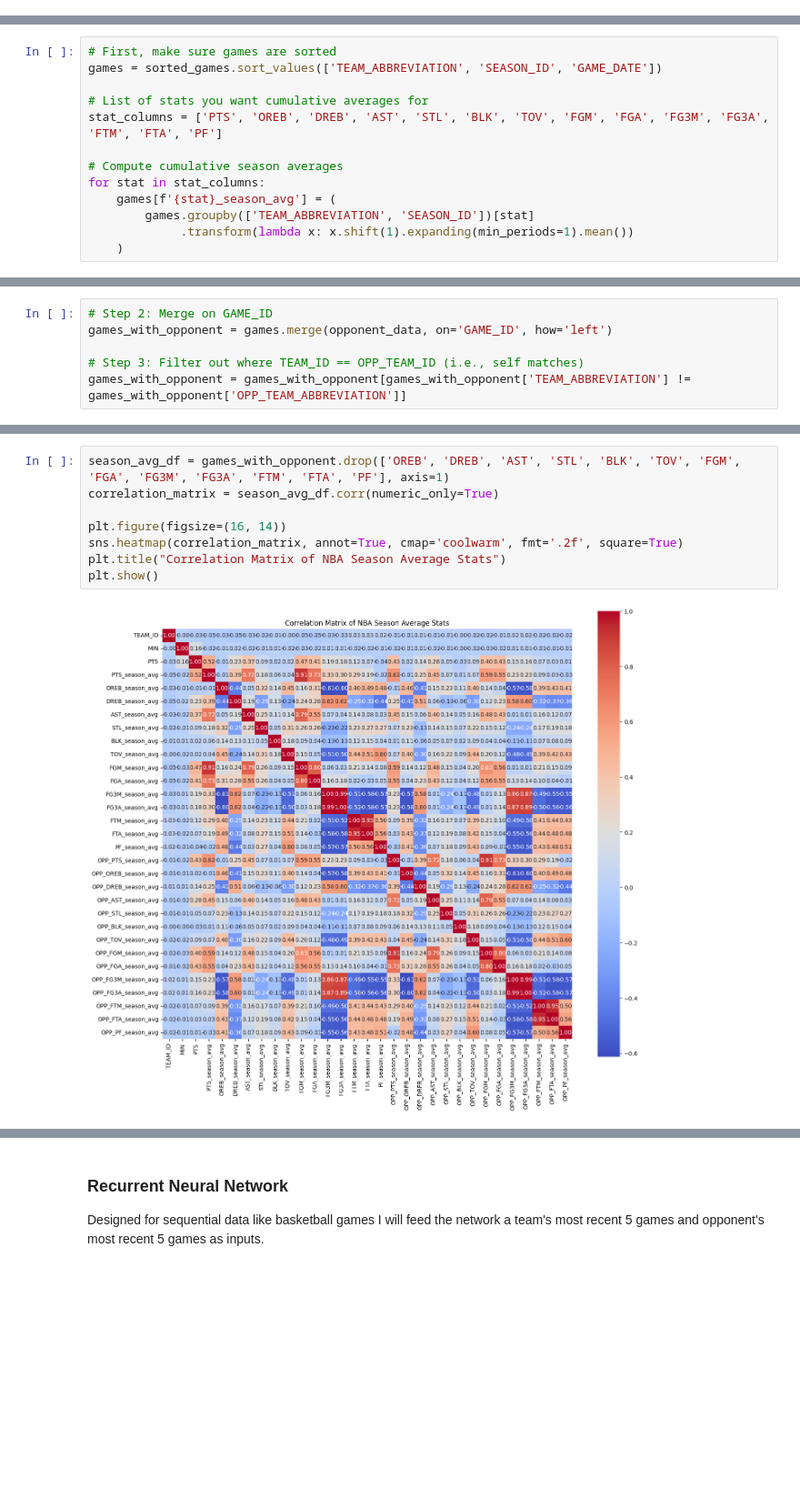
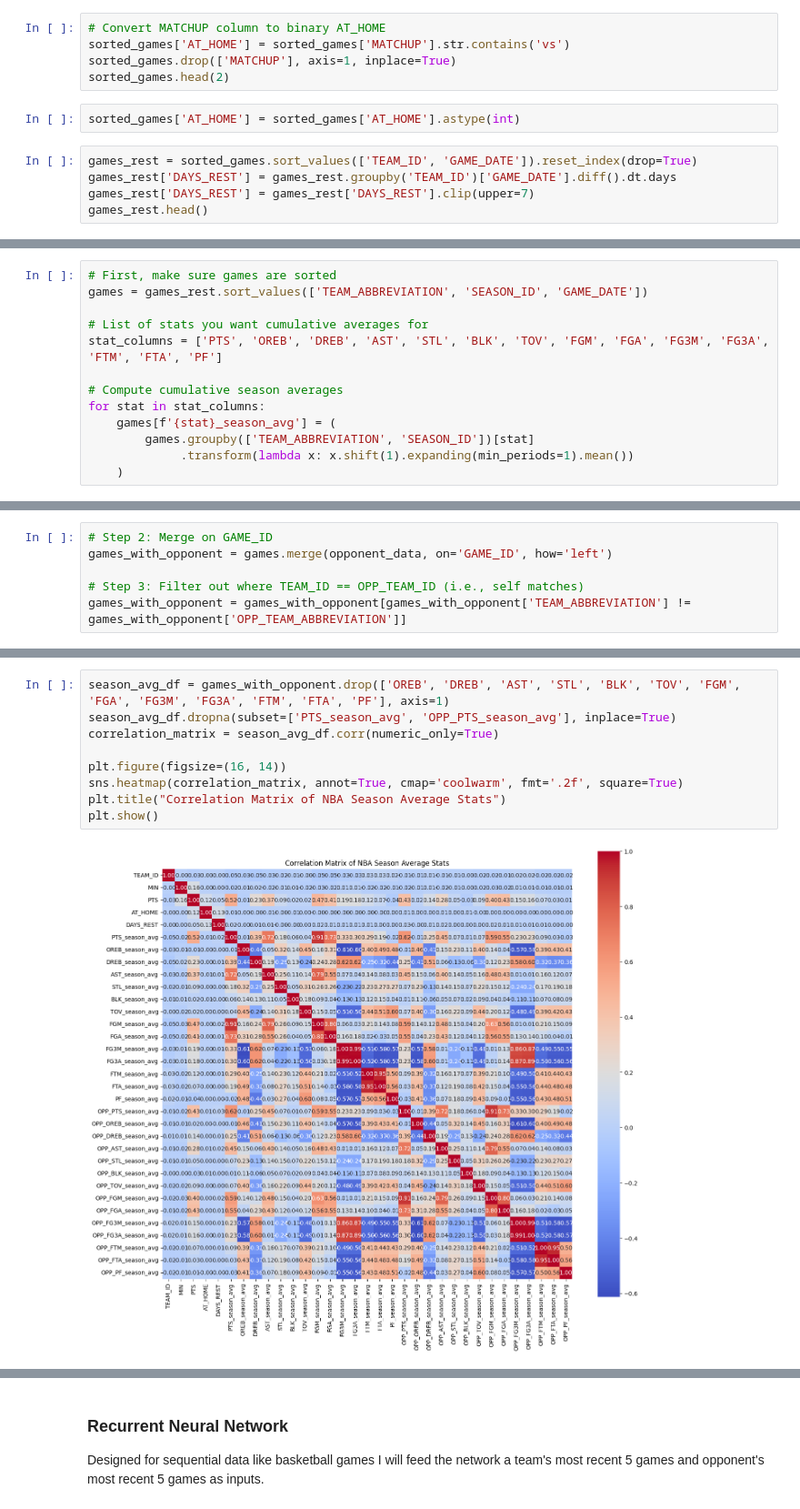
Before and after one commit to wtbtucker/NBA-Machine-Learning-Sports-Betting, a Jupyter notebook: data_mining_pipeline.ipynb, the cells around one changed output, grey strips where cells are left out. Shown at 91% size. Saved outputs shown, nothing was run; the diff lists cells and outputs as text; blank space fills up the shorter version.

Commit message:
Add AT_HOME and DAYS_REST features. Changed FFNN loss function to MSE to hopefully stretch out the predictions a bit. Improved MAE from 9.66 to 9.63

```diff
--- a/data_mining_pipeline.ipynb
+++ b/data_mining_pipeline.ipynb
@@ -341,3 +337,15 @@ sorted_games.head(2)
 |  | SEASON_ID | TEAM_ID | TEAM_ABBREVIATION | TEAM_NAME | GAME_ID | GAME_DATE | MATCHUP | WL | MIN | ... |
 | 1876 | 1983 | 1610612754 | IND | Indiana Pacers | 0028300001 | 1983-10-28 | IND @ MIL | L | 240 | ... |
 | 1882 | 1983 | 1610612749 | MIL | Milwaukee Bucks | 0028300001 | 1983-10-28 | MIL vs. IND | W | 240 | ... |
+# %%
+# Convert MATCHUP column to binary AT_HOME
+sorted_games['AT_HOME'] = sorted_games['MATCHUP'].str.contains('vs')
+sorted_games.drop(['MATCHUP'], axis=1, inplace=True)
+sorted_games.head(2)
+# %%
+sorted_games['AT_HOME'] = sorted_games['AT_HOME'].astype(int)
+# %%
+games_rest = sorted_games.sort_values(['TEAM_ID', 'GAME_DATE']).reset_index(drop=True)
+games_rest['DAYS_REST'] = games_rest.groupby('TEAM_ID')['GAME_DATE'].diff().dt.days
+games_rest['DAYS_REST'] = games_rest['DAYS_REST'].clip(upper=7)
+games_rest.head()
@@ -344,6 +359,6 @@ sorted_games.head(2)
 # %%
 # First, make sure games are sorted
-games = sorted_games.sort_values(['TEAM_ABBREVIATION', 'SEASON_ID', 'GAME_DATE'])
+games = games_rest.sort_values(['TEAM_ABBREVIATION', 'SEASON_ID', 'GAME_DATE'])
 
 # List of stats you want cumulative averages for
 stat_columns = ['PTS', 'OREB', 'DREB', 'AST', 'STL', 'BLK', 'TOV', 'FGM', 'FGA', 'FG3M', 'FG3A', 'FTM', 'FTA', 'PF']
@@ -388,12 +399,13 @@ games_with_opponent[games_with_opponent['GAME_ID']=='0022300097']
 # %%
 season_avg_df = games_with_opponent.drop(['OREB', 'DREB', 'AST', 'STL', 'BLK', 'TOV', 'FGM', 'FGA', 'FG3M', 'FG3A', 'FTM', 'FTA', 'PF'], axis=1)
+season_avg_df.dropna(subset=['PTS_season_avg', 'OPP_PTS_season_avg'], inplace=True)
 correlation_matrix = season_avg_df.corr(numeric_only=True)
 
 plt.figure(figsize=(16, 14))
 sns.heatmap(correlation_matrix, annot=True, cmap='coolwarm', fmt='.2f', square=True)
 plt.title("Correlation Matrix of NBA Season Average Stats")
 plt.show()
 # %% [output]
-[figure, old version]
+[figure, new version]
 # %%
 # Train/test split
```
Also changed, not shown: parts of 13 cells of this notebook.
